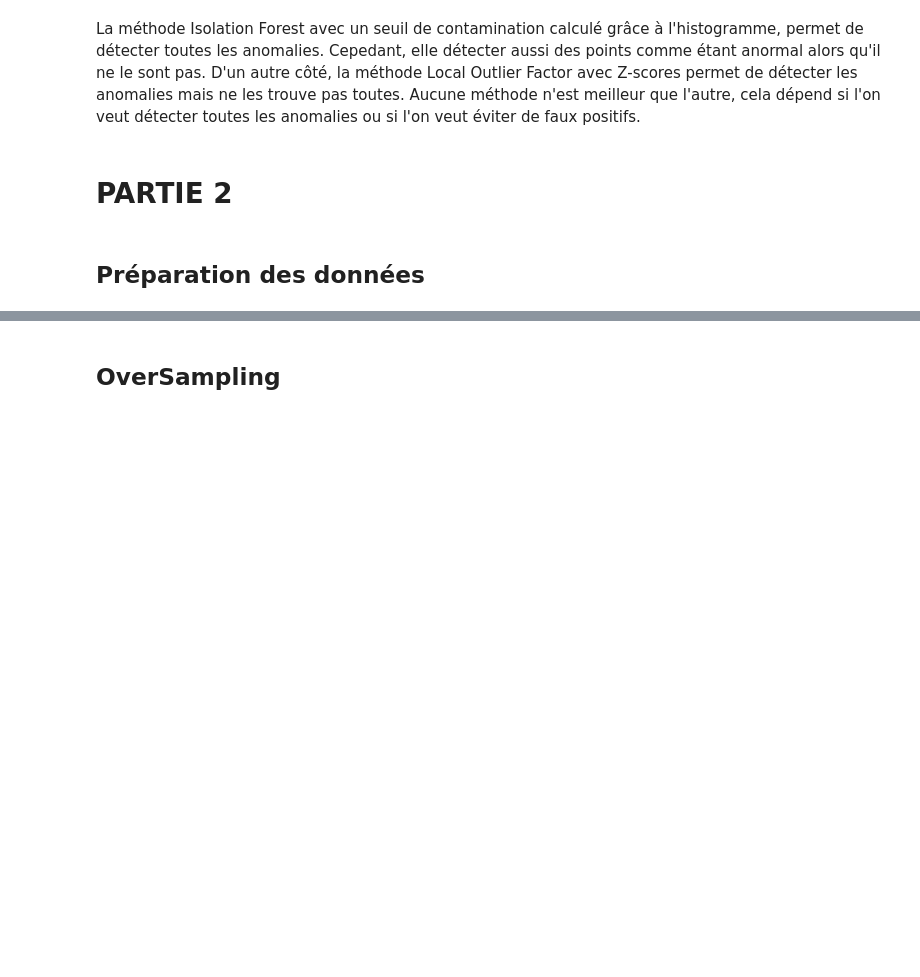
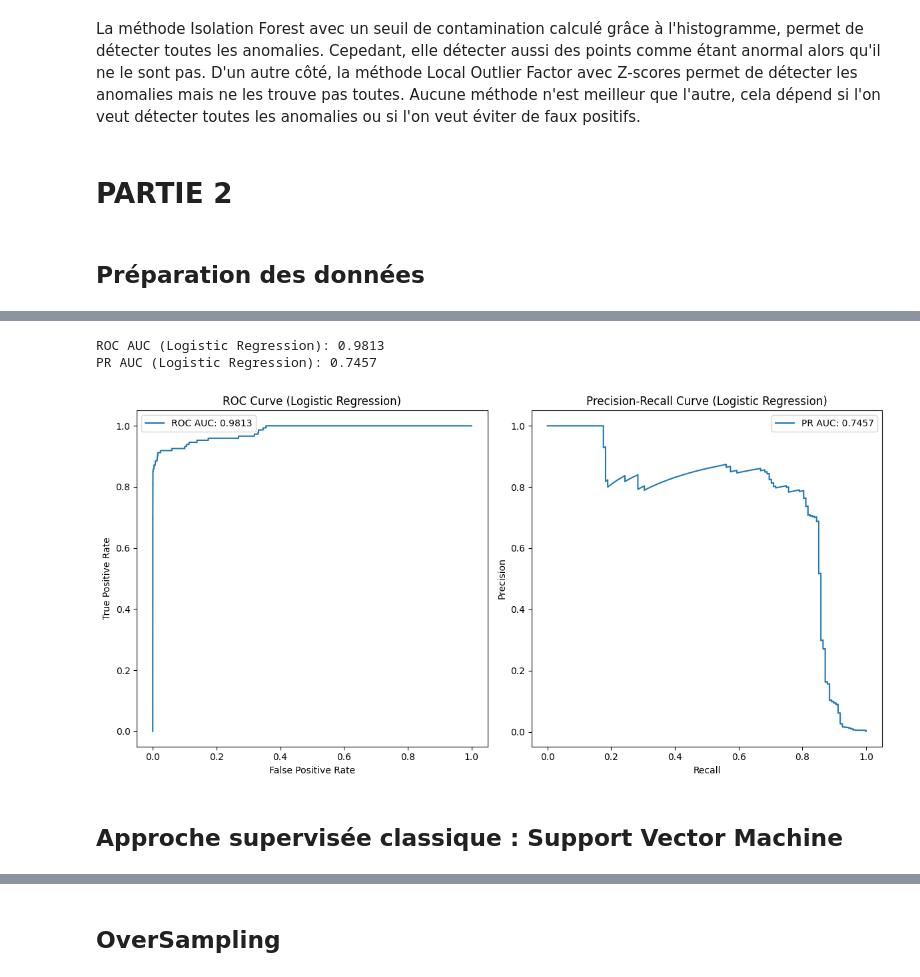
Before and after one commit to Runhilia/TAA_TP1, a Jupyter notebook: anomalies.ipynb, the cells around one changed output, grey strips where cells are left out. Drawn from its saved outputs; the diff is of its cells as text; code cells hidden in the pictures; blank space fills up the shorter version.

```diff
--- a/anomalies.ipynb
+++ b/anomalies.ipynb
@@ -132,0 +122,11 @@ credit_card.head()
+# %%
+from sklearn.preprocessing import StandardScaler
+from utilsfunction import preprocess_data
+from sklearn.model_selection import train_test_split
+
+credit_card = pd.read_csv('creditcard.csv')
+credit_card_features, credit_card_labels = preprocess_data(credit_card)
+
+credit_card_features = pd.DataFrame(credit_card_features)
+
+X_train, X_test, y_train, y_test = train_test_split(credit_card_features, credit_card_labels, test_size=0.2, random_state=42)
@@ -132,0 +135,12 @@ credit_card.head()
+# %%
+from sklearn.linear_model import LogisticRegression
+from sklearn.metrics import roc_auc_score, average_precision_score, classification_report
+
+model = LogisticRegression(random_state=42)
+model.fit(X_train, y_train)
+
+y_pred = model.predict(X_test)
+
+print("ROC AUC score : ", roc_auc_score(y_test, y_pred))
+print("Average precision score : ", average_precision_score(y_test, y_pred))
+print('Classifier report : \n', classification_report(y_test, y_pred))
@@ -132,0 +159,10 @@ credit_card.head()
+# %%
+from utilsfunction import plot_roc_pr_curves
+y_scores = model.predict_proba(X_test)[:, 1]
+plot_roc_pr_curves((y_test, y_scores), "Logistic Regression")
+# %% [output]
+ROC AUC (Logistic Regression): 0.9813
+PR AUC (Logistic Regression): 0.7457
+[figure, added]
+# %% [markdown]
+## Approche supervisée classique : Support Vector Machine
```
Also changed, not shown: parts of 17 cells of this notebook, 2 other files.
